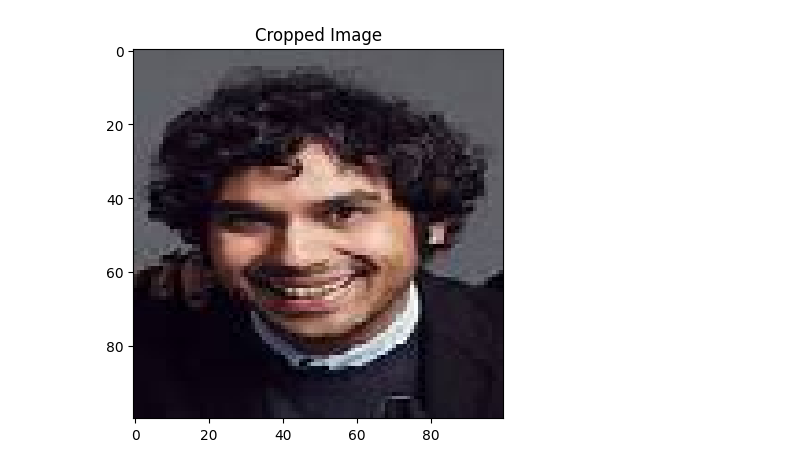
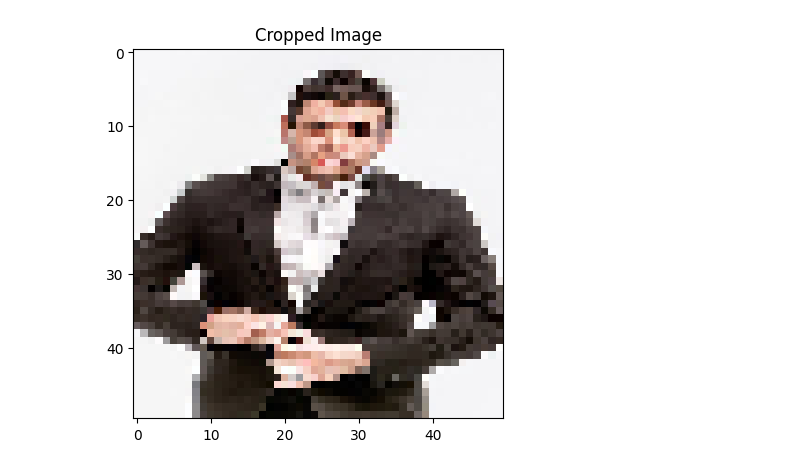
Before and after one commit to 20million/llm_assignments, a Jupyter notebook: jupyter/cnn.ipynb, the cells around one changed output. Cells and saved outputs as stored; diff of their text form; code cells hidden in the pictures.

```diff
--- a/jupyter/cnn.ipynb
+++ b/jupyter/cnn.ipynb
@@ -10,15 +10,15 @@ from PIL import Image
 To enable them in other operations, rebuild TensorFlow with the appropriate compiler flags.
 # %%
 # Load and preprocess the cropped image
-croppedImagePath = 'rajeshk.jpg'
-imgCropped = load_img(croppedImagePath, target_size=(100, 100))
+croppedImagePath = 'oneofthecoats.jpeg'
+imgCropped = load_img(croppedImagePath, target_size=(50, 50))
 imgArrayCropped = img_to_array(imgCropped) / 255.0
 
 # Display the cropped image
 plt.imshow(imgArrayCropped)
 plt.title("Cropped Image")
 plt.show()
 # %% [output]
-[figure, old version]
+[figure, new version]
 # %%
 # Load and preprocess the main image
```
Also changed, not shown: parts of 3 cells of this notebook, 34 other files.
